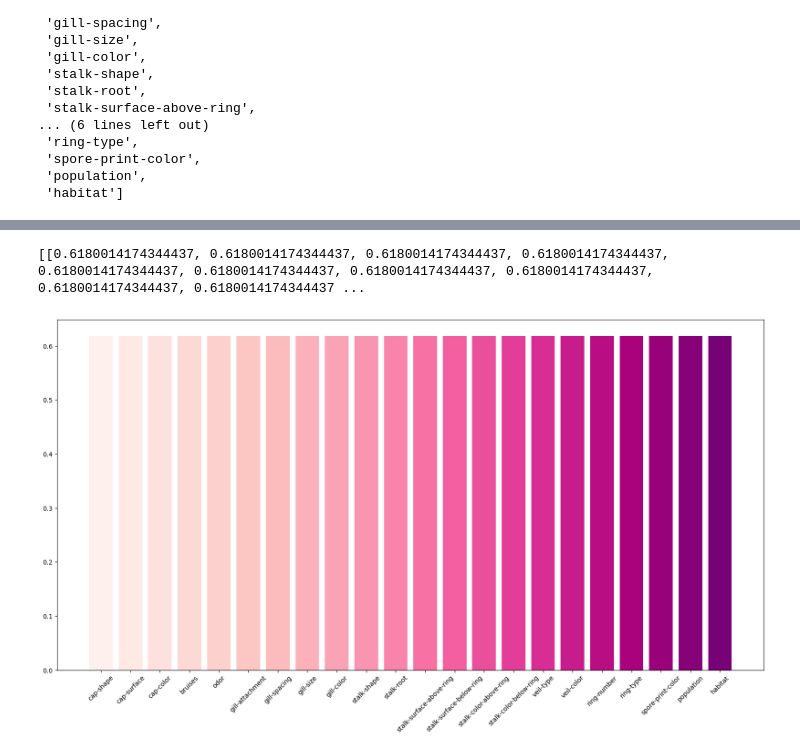
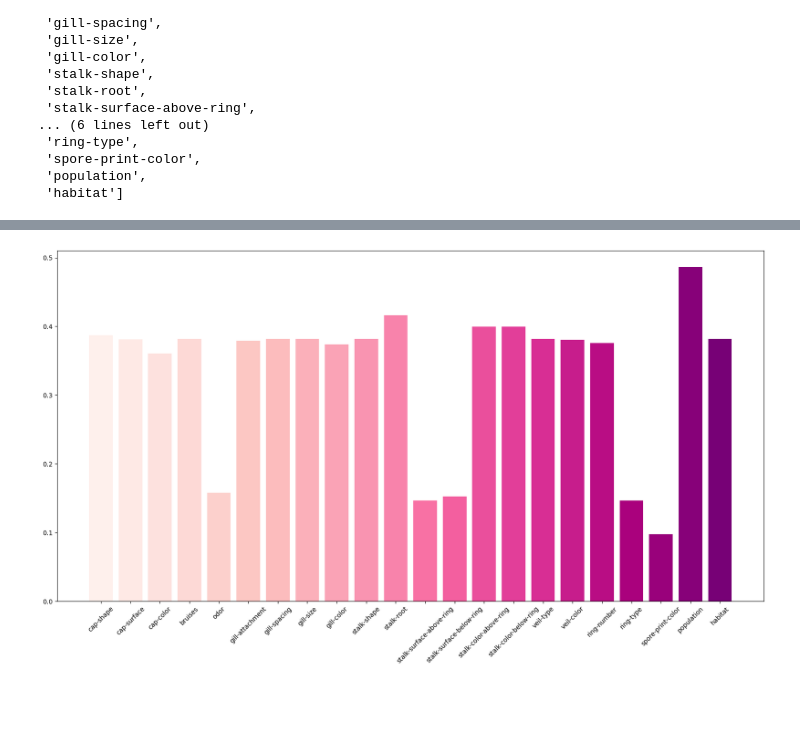
Before and after one commit to PiroJOJO/Statistical_decision_theory, a Jupyter notebook: Lab_2/Lab_2.ipynb, the cells around one changed output, grey strips where cells are left out. Cells and saved outputs as stored; diff of their text form; code cells hidden in the pictures; blank space fills up the shorter version.

```diff
--- a/Lab_2/Lab_2.ipynb
+++ b/Lab_2/Lab_2.ipynb
@@ -337,18 +376,20 @@ columns
  'population',
  'habitat']
 # %%
+"""
+    Как и в первом задании, высчитываем вероятность для каждого занчения признака. Затем вычисляем априорную вероятность для класса 'p' для данного значения призанка,
+    пропускаем наши вероятности через сигмоиду (это и есть обратное логистическое преобразование) и определяем наш класс через пороговое значени 0.5( больше, значит класс 'p',
+    иначе 'e'). Далее оцениваем точность данного решения по каждому признаку отдельно.
 
+"""
 acc_log = [[]]
-rows = df_mushroom.shape[0]
-res=np.zeros(rows)
 for col in columns:
     features = df_mushroom.groupby(col)['poisonous'].value_counts().unstack()
     features['Probabilities'] = features['p'] / (features['p'] + features['e'])
     probs = np.array(df_mushroom[col].map(lambda x: features.at[x,'Probabilities']).values)
-    res += probs
-sigmoid = 1 / (1 + np.exp(res))
-res = np.array(['p' if x > 0.5 else 'e' for x in sigmoid])
-
-accuracy = metrics.accuracy_score(df_mushroom['poisonous'], res)
-print(f'Accuracy :{accuracy}')
+    sigmoid = 1 / (1 + np.exp(-probs))
+    res = ['p' if x >= 0.5 else 'e' for x in sigmoid]
+    accuracy = metrics.accuracy_score(df_mushroom['poisonous'], res)
+    acc_log[0].append(accuracy)
+    print(col + ' : ' + str('%.3f' % (accuracy * 100)))
 # %% [output]
@@ -356,10 +413,12 @@ Accuracy :0.6180014174344437
 # %%
+"""
+    Визуализируем предыдущее решение.
+
+"""
 df_acc = pd.DataFrame(acc_log, columns=columns)
 fig, _ = plt.subplots(figsize=(20, 10))
-print(acc_log)
 plt.bar(list(df_acc), np.array(acc_log[0]), color = sns.color_palette("RdPu", 24))
 plt.xticks(rotation=45)
 plt.show()
 # %% [output]
-[[0.6180014174344437, 0.6180014174344437, 0.6180014174344437, 0.6180014174344437, 0.6180014174344437, 0.6180014174344437, 0.6180014174344437, 0.6180014174344437, 0.6180014174344437, 0.6180014174344437 ...
-[figure, old version]
+[figure, new version]
```
Also changed, not shown: parts of 14 cells of this notebook.
